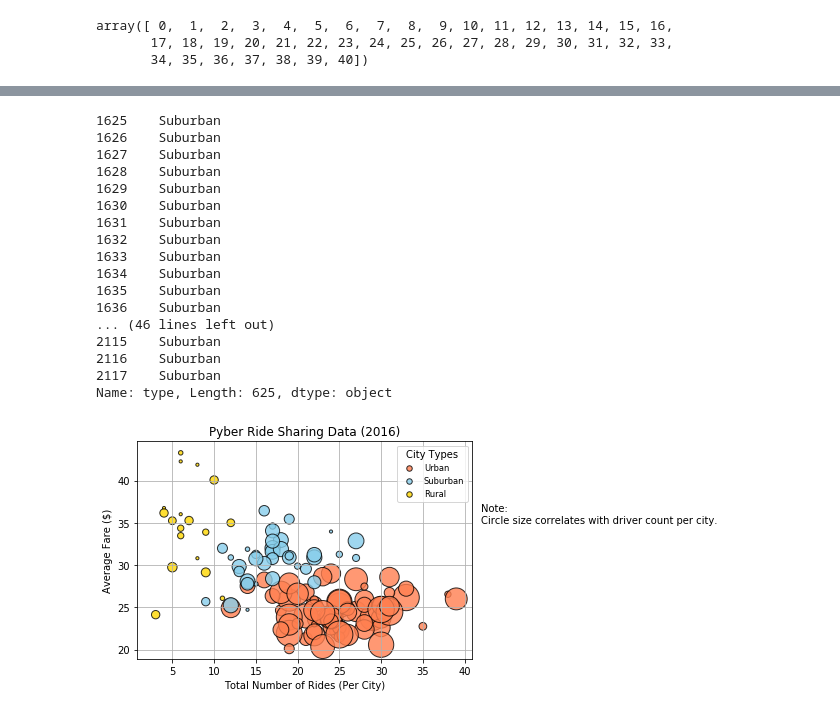
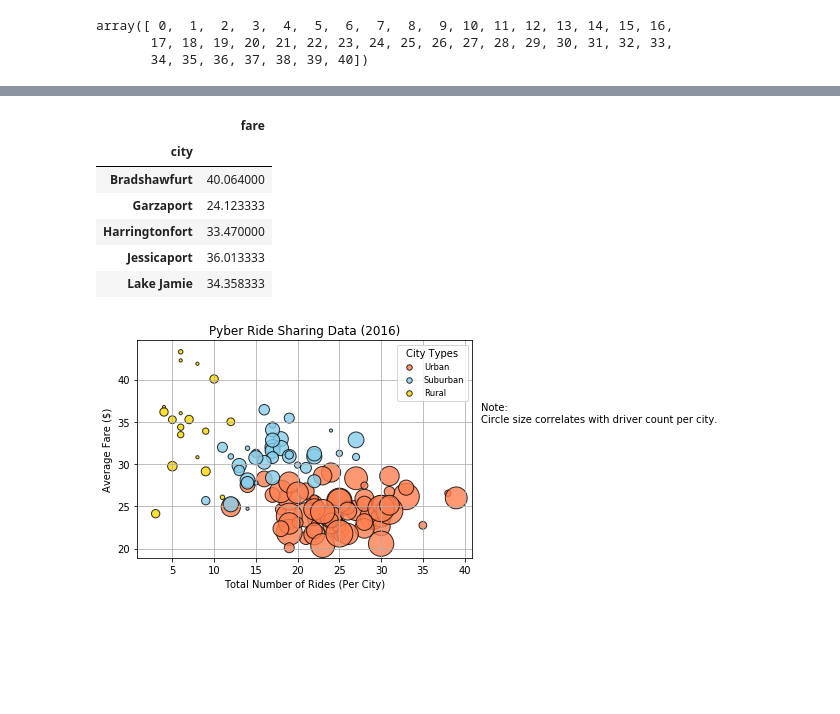
Before and after one commit to clafrance/matplotlib, a Jupyter notebook: Pyber/pyber_starter.ipynb, the cells around one changed output, grey strips where cells are left out. Cells and saved outputs as stored; diff of their text form; code cells hidden in the pictures; blank space fills up the shorter version.

```diff
--- a/Pyber/pyber_starter.ipynb
+++ b/Pyber/pyber_starter.ipynb
@@ -76,13 +76,12 @@ array([ 0,  1,  2,  3,  4,  5,  6,  7,  8,  9, 10, 11, 12, 13, 14, 15, 16,
 # %%
 # Obtain the y coordinates for Rural, it is the average fair for each city
 
-# rural_rides = cities_rides_df.loc[cities_rides_df['type'] == 'rural']
-# rural_rides
-cities_rides_df.loc[cities_rides_df[:, ['type'] == 'suburban']
-# rural_rides_grouped = rural_rides.groupby('city')
-# rural_ride_counts_by_city = rural_rides_grouped['ride_id'].count()
-# rural_average_fare_by_city = rural_rides_grouped["fare"].mean()
+rural_rides = cities_rides_df.loc[cities_rides_df['type'] == 'Rural']
+rural_rides_grouped = rural_rides.groupby('city')
 
-# rural_summmary = pd.DataFrame(rural_average_fare_by_city)
-# rural_summmary.head()
+rural_ride_count_by_city = rural_rides_grouped['ride_id'].count()
+x_axis_rural = rural_ride_count_by_city
+
+rural_average_fare_by_city = rural_rides_grouped["fare"].mean()
+y_axis_rural = rural_average_fare_by_city
 # %% [output]
@@ -90,25 +88,18 @@ SyntaxError: unexpected EOF while parsing (<ipython-input-8-767417f1b302>, line
+|  | fare |
+| city |  |
+| Bradshawfurt | 40.064000 |
+| Garzaport | 24.123333 |
+| Harringtonfort | 33.470000 |
+| Jessicaport | 36.013333 |
+| Lake Jamie | 34.358333 |
 # %%
 # Obtain the y coordinates for Suburban
 
-suburban_rides = cities_rides_df.loc[cities_rides_df['type']== city_types[1]]
+suburban_rides = cities_rides_df.loc[cities_rides_df['type'] == 'Suburban']
 suburban_rides_grouped = suburban_rides.groupby('city')
-rural_ride_counts_by_city = rural_rides_grouped['ride_id'].count()
+
+suburban_ride_counts_by_city = suburban_rides_grouped['ride_id'].count()
+x_axis_suburban = suburban_ride_counts_by_city
+
 suburban_average_fare_by_city = suburban_rides_grouped["fare"].mean()
+y_axis_suburban = suburban_average_fare_by_city
-# %% [output]
-1625    Suburban
-1626    Suburban
-1627    Suburban
-1628    Suburban
-1629    Suburban
-1630    Suburban
-1631    Suburban
-1632    Suburban
-1633    Suburban
-1634    Suburban
-1635    Suburban
-1636    Suburban
-... (46 lines left out)
-2115    Suburban
-2116    Suburban
-2117    Suburban
-Name: type, Length: 625, dtype: object
```
Also changed, not shown: parts of 3 cells of this notebook.
